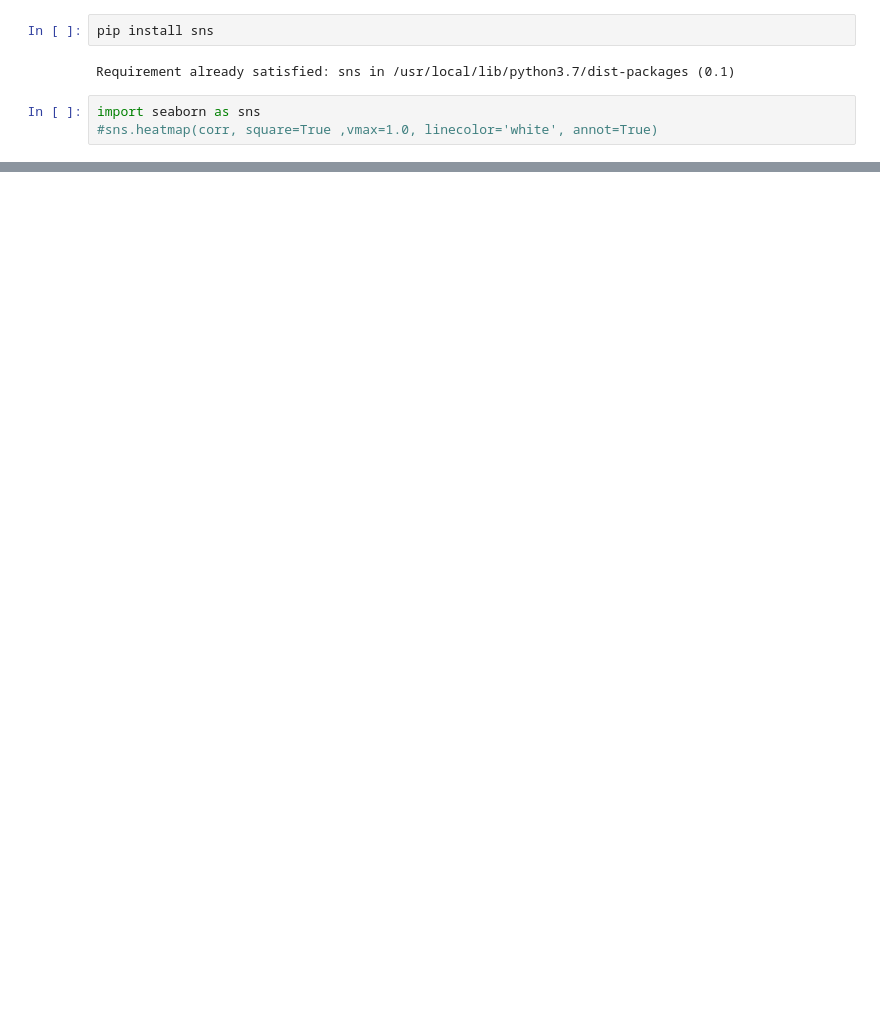
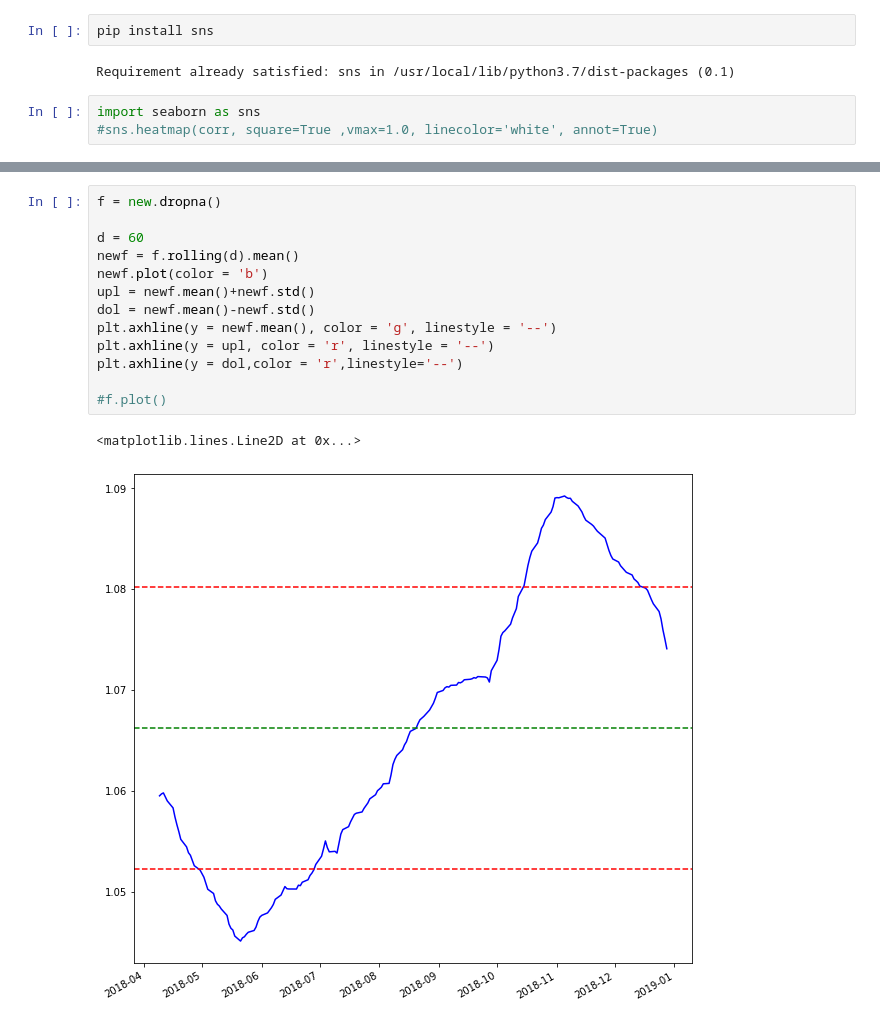
Before and after one commit to jerry910525/financial_project, a Jupyter notebook: pair_trading.ipynb, the cells around one changed output, grey strips where cells are left out. Drawn from its saved outputs; the diff is of its cells as text; blank space fills up the shorter version.

```diff
--- a/pair_trading.ipynb
+++ b/pair_trading.ipynb
@@ -153,0 +157,16 @@ plt.axhline(y = new.mean(), color = 'r', linestyle = '--')
+# %%
+f = new.dropna()
+
+d = 60
+newf = f.rolling(d).mean()
+newf.plot(color = 'b')
+upl = newf.mean()+newf.std()
+dol = newf.mean()-newf.std()
+plt.axhline(y = newf.mean(), color = 'g', linestyle = '--')
+plt.axhline(y = upl, color = 'r', linestyle = '--')
+plt.axhline(y = dol,color = 'r',linestyle='--')
+
+#f.plot()
+# %% [output]
+<matplotlib.lines.Line2D at 0x...>
+[figure, added]
```
Also changed, not shown: parts of 10 cells of this notebook.
